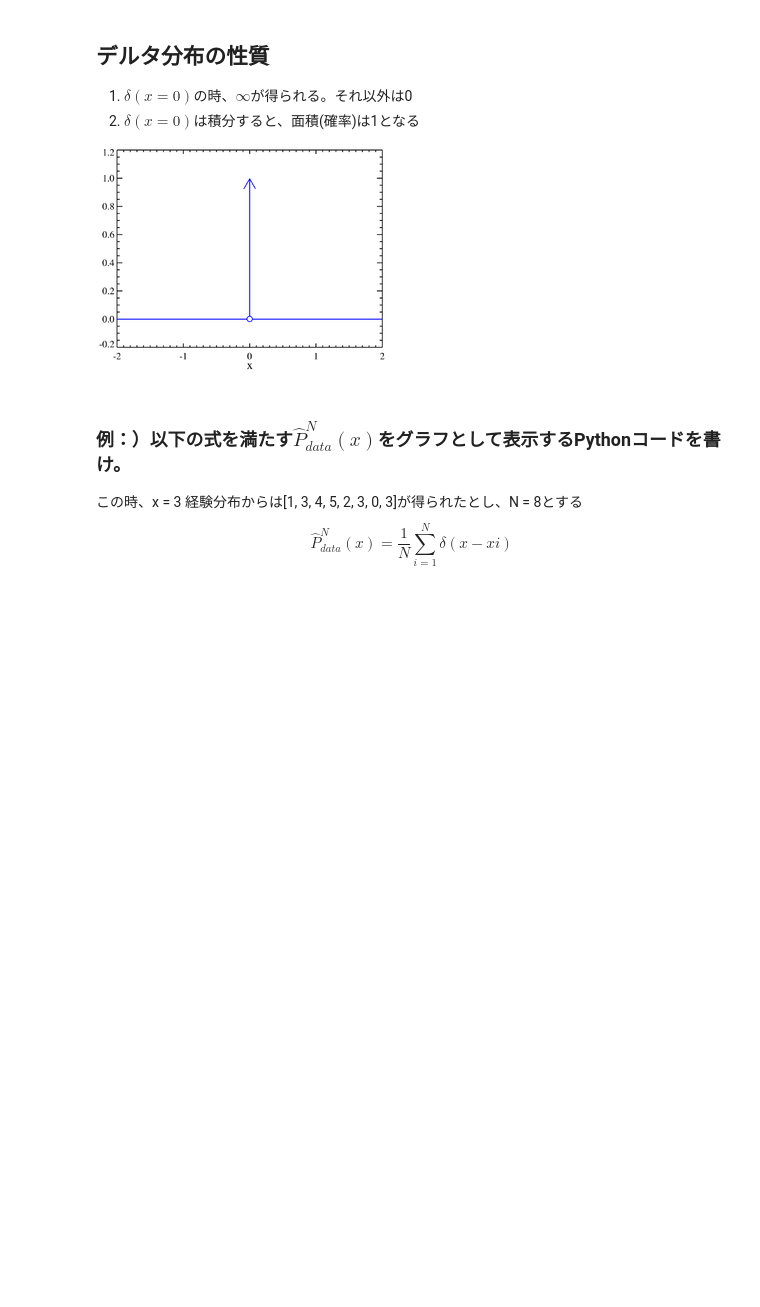
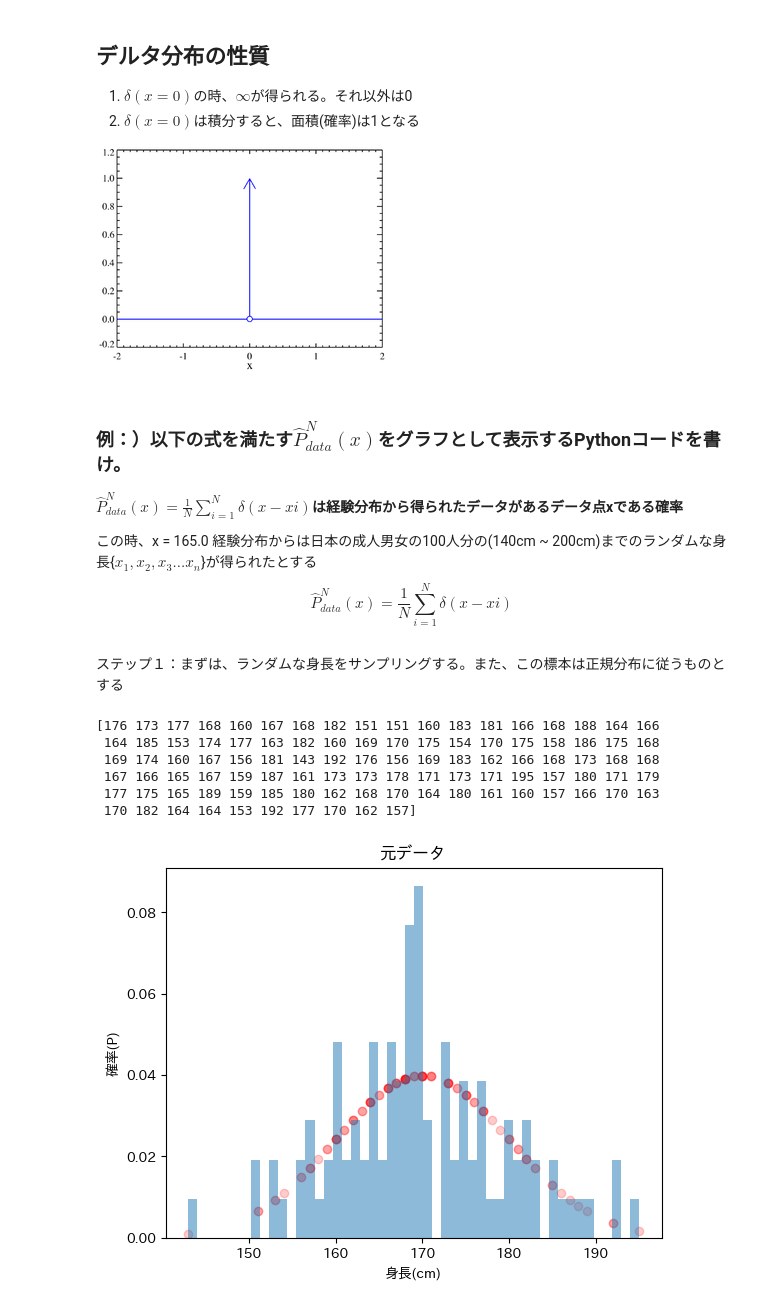
Before and after one commit to Shiraishi-Shodai/Matsuo-Labo-Practice, a Jupyter notebook: deltaDistribution.ipynb, the cells around one changed output. Drawn from its saved outputs; the diff is of its cells as text; code cells hidden in the pictures; blank space fills up the shorter version.

```diff
--- a/deltaDistribution.ipynb
+++ b/deltaDistribution.ipynb
@@ -12,8 +14,33 @@ import japanize_matplotlib
 ![image.png](attachment:image.png)
 # %% [markdown]
 ### 例：）以下の式を満たす$\hat{P}^N_{data}(x)$をグラフとして表示するPythonコードを書け。
-この時、x = 3
-経験分布からは[1, 3, 4, 5, 2, 3, 0, 3]が得られたとし、N = 8とする
+**$\hat{P}^N_{data}(x) = \frac{1}{N}\sum_{i = 1}^{N}\delta(x - xi)$は経験分布から得られたデータがあるデータ点xである確率**
+
+この時、x = 165.0
+経験分布からは日本の成人男女の100人分の(140cm ~ 200cm)までのランダムな身長{$x_1, x_2, x_3...x_n$}が得られたとする
 $$
 \hat{P}^N_{data}(x) = \frac{1}{N}\sum_{i = 1}^{N}\delta(x - xi)
 $$
+# %% [markdown]
+ステップ１：まずは、ランダムな身長をサンプリングする。また、この標本は正規分布に従うものとする
+# %%
+# データ数100個の標準正規分布を抽出
+size=100
+normal_samples = np.random.normal(loc=0, scale=1, size=size)
+# 標準正規分布から正規分布に正規化
+min_sample = 140
+max_sample = 200
+mu = (min_sample + max_sample) / 2
+# この6はプラマイ3σのときに全タータの99.7%が収まることから最大値から最小値の間を6で割ることで1σあたりの値を近似する
+sigma = (max_sample - min_sample) / 6
+samples = mu  + (normal_samples * sigma )
+# xiの小数点以下を四捨五入
+samples = np.array(list(map(lambda x: int(x), samples)))
+print(samples)
+# %% [output]
+[176 173 177 168 160 167 168 182 151 151 160 183 181 166 168 188 164 166
+ 164 185 153 174 177 163 182 160 169 170 175 154 170 175 158 186 175 168
+ 169 174 160 167 156 181 143 192 176 156 169 183 162 166 168 173 168 168
+ 167 166 165 167 159 187 161 173 173 178 171 173 171 195 157 180 171 179
+ 177 175 165 189 159 185 180 162 168 170 164 180 161 160 157 166 170 163
+ 170 182 164 164 153 192 177 170 162 157]
@@ -19,0 +50,11 @@ $$
+# %%
+probability_density = (1 / (np.sqrt(2 * np.pi) * sigma)) * np.exp(-((samples - mu)**2) / (2 * sigma**2))
+
+plt.scatter(samples, probability_density, alpha=0.2, label="Scatter (Raw Samples)", c="red")  # 点描画
+plt.hist(samples, bins=50, density=True, alpha=0.5, label="Histogram")  # ヒストグラム
+plt.title("元データ")
+plt.xlabel("身長(cm)")
+plt.ylabel("確率(P)")
+plt.show()
+# %% [output]
+[figure, added]
```
Also changed, not shown: parts of 9 cells of this notebook.
